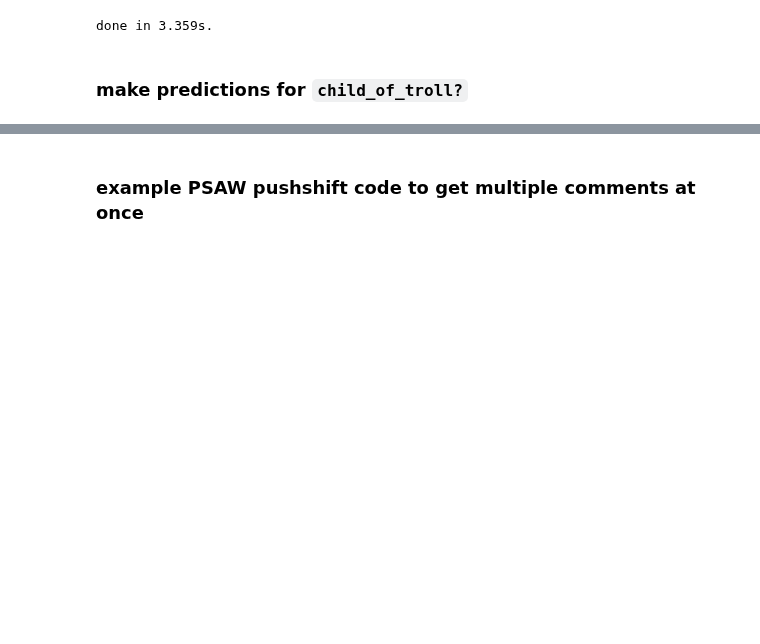
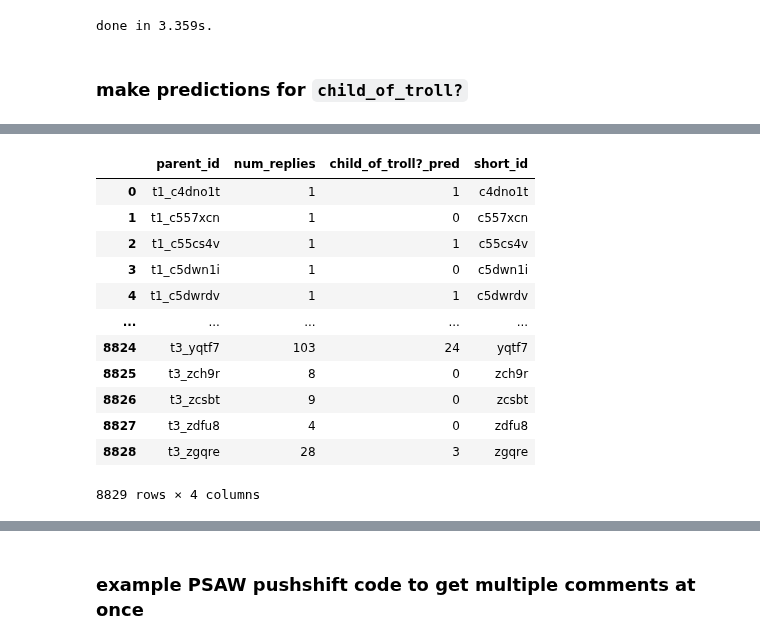
Before and after one commit to cfdv/troll_classifier, a Jupyter notebook: diffuse_child_of_troll_to_parent_to_classify.ipynb, the cells around one changed output, grey strips where cells are left out. Drawn from its saved outputs; the diff is of its cells as text; code cells hidden in the pictures; blank space fills up the shorter version.

Commit message:
ready to join comment_id with num_replies and num_replies_pred_troll

```diff
--- a/diffuse_child_of_troll_to_parent_to_classify.ipynb
+++ b/diffuse_child_of_troll_to_parent_to_classify.ipynb
@@ -594,0 +579,4 @@ Name: child_of_troll?_pred, Length: 8829, dtype: int64
+# %%
+parent_pred_num_child_of_troll_df = pd.DataFrame(parent_pred_num_child_of_troll)
+# %%
+parent_id_num_replies_df = pd.DataFrame(zip(parent_reply_counts.keys(), parent_reply_counts.values()), columns=['parent_id', 'num_replies'])
@@ -594,0 +607,3 @@ Name: child_of_troll?_pred, Length: 8829, dtype: int64
+# %%
+parent_id_num_replies_num_child_of_troll_pred = parent_id_num_replies_df.merge(
+                    parent_pred_num_child_of_troll_df.reset_index(), on='parent_id')
@@ -594,0 +619,23 @@ Name: child_of_troll?_pred, Length: 8829, dtype: int64
+# %%
+pd.DataFrame(np.hstack(
+                [
+                    parent_id_num_replies_num_child_of_troll_pred.values,
+                    np.array(
+                        [s[3:] for s in parent_id_num_replies_num_child_of_troll_pred['parent_id']]
+                    ).reshape(-1, 1)
+                ]),
+             columns=['parent_id', 'num_replies', 'child_of_troll?_pred', 'short_id'])
+# %% [output]
+|  | parent_id | num_replies | child_of_troll?_pred | short_id |
+| 0 | t1_c4dno1t | 1 | 1 | c4dno1t |
+| 1 | t1_c557xcn | 1 | 0 | c557xcn |
+| 2 | t1_c55cs4v | 1 | 1 | c55cs4v |
+| 3 | t1_c5dwn1i | 1 | 0 | c5dwn1i |
+| 4 | t1_c5dwrdv | 1 | 1 | c5dwrdv |
+| ... | ... | ... | ... | ... |
+| 8824 | t3_yqtf7 | 103 | 24 | yqtf7 |
+| 8825 | t3_zch9r | 8 | 0 | zch9r |
+| 8826 | t3_zcsbt | 9 | 0 | zcsbt |
+| 8827 | t3_zdfu8 | 4 | 0 | zdfu8 |
+| 8828 | t3_zgqre | 28 | 3 | zgqre |
+8829 rows × 4 columns
```
Also changed, not shown: parts of 8 cells of this notebook.
